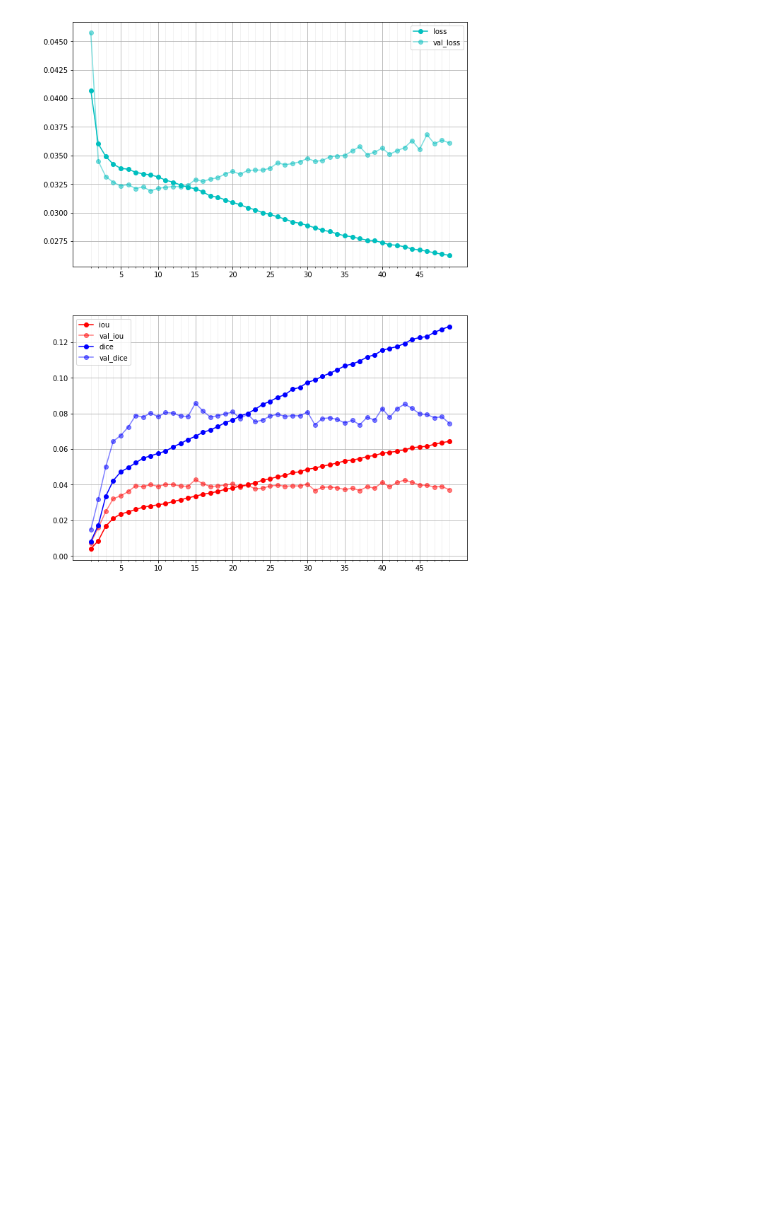
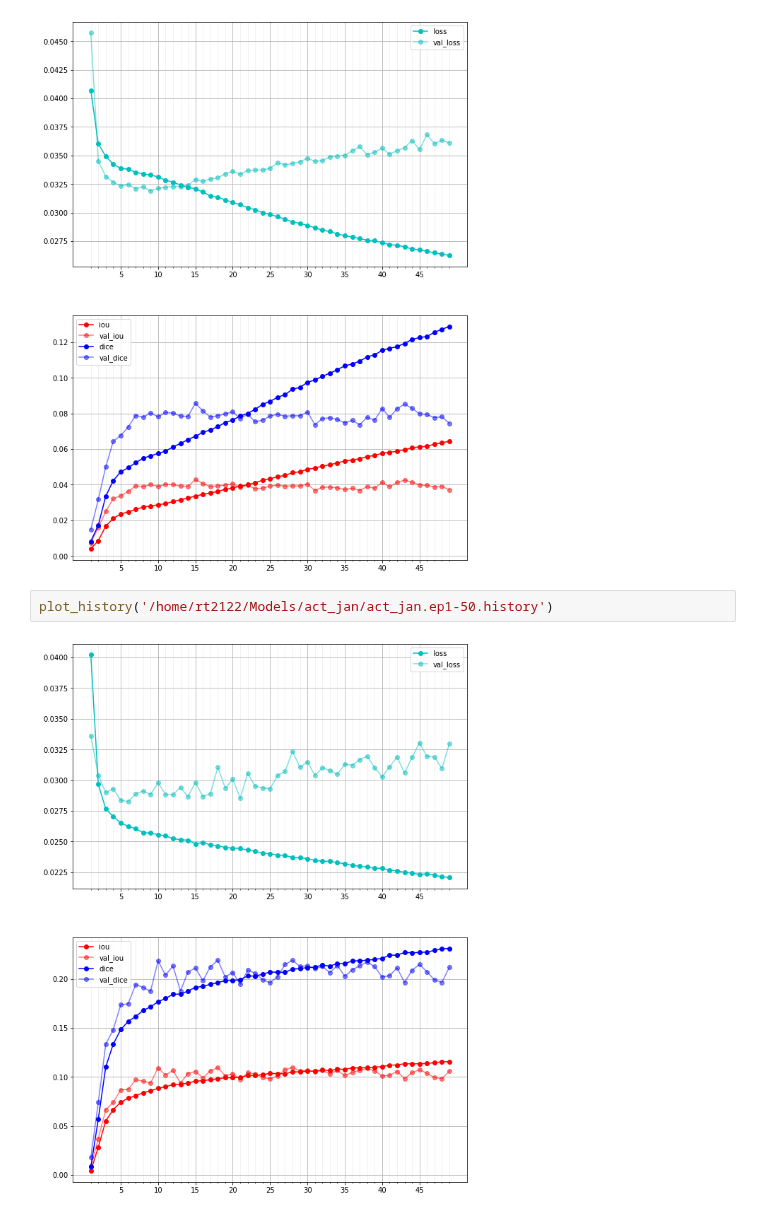
Before and after one commit to rt2122/data-segmentation-2, a Jupyter notebook: modifications_for_model/plot_hist.ipynb, the cells around one changed output. Cells and saved outputs as stored; diff of their text form; blank space fills up the shorter version.

```diff
--- a/modifications_for_model/plot_hist.ipynb
+++ b/modifications_for_model/plot_hist.ipynb
@@ -66,3 +66,7 @@ plot_history('/home/rt2122/Models/act_ros_norm/act_ros_norm.ep1-40.history')
 plot_history('/home/rt2122/Models/act_ros_rot0.1/act_ros_rot_drop0.1.ep1-40.history')
 # %% [output]
 [figure]
+# %%
+plot_history('/home/rt2122/Models/act_jan/act_jan.ep1-50.history')
+# %% [output]
+[figure, added]
```
